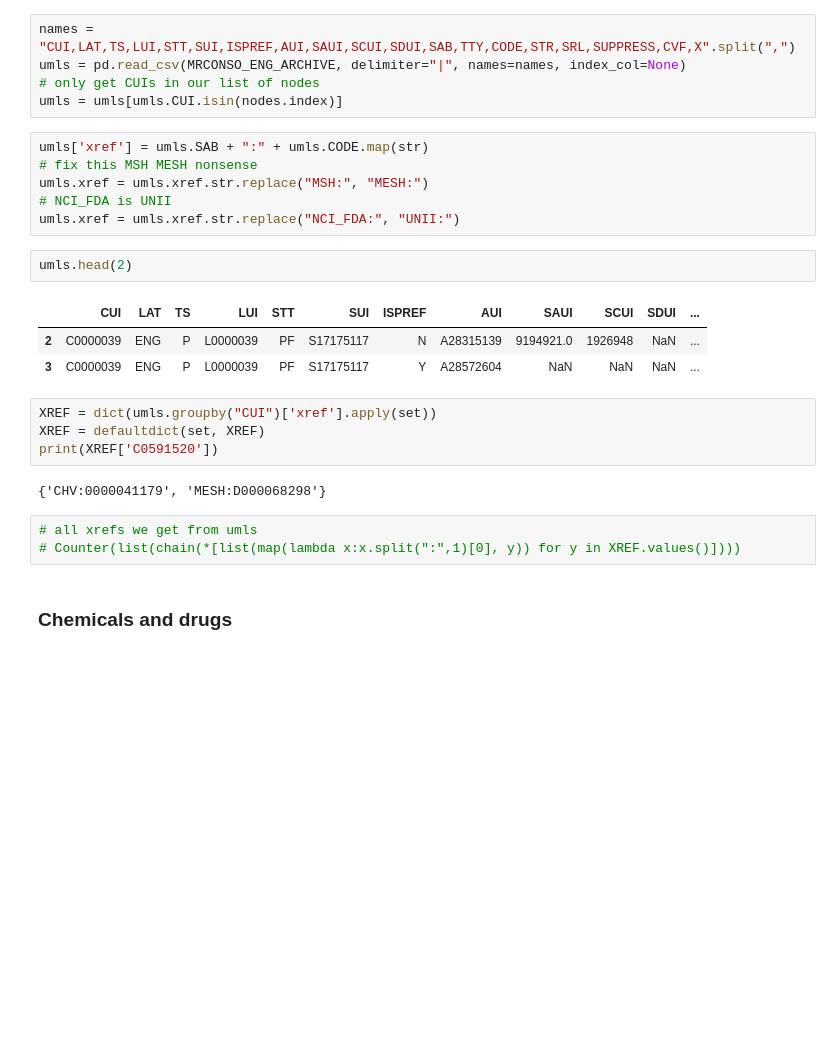
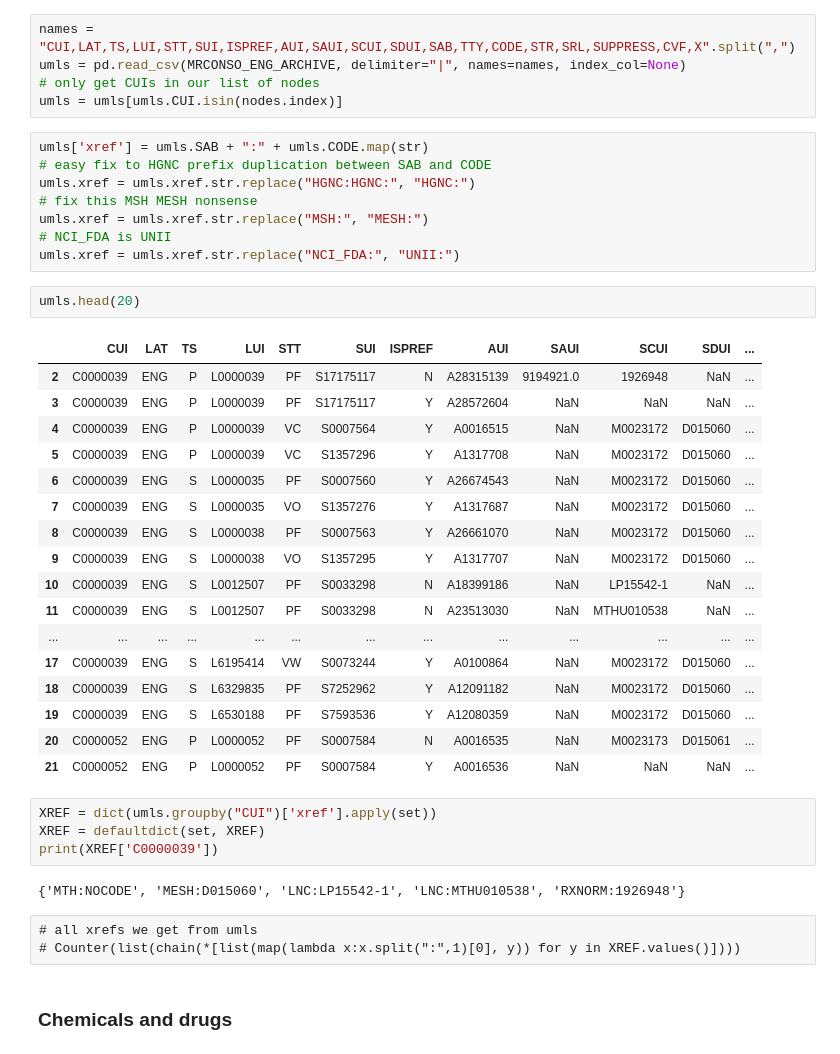
Before and after one commit to NCATS-Tangerine/semmed-biolink, a Jupyter notebook: 05-xrefs.ipynb, the cells around one changed output. Cells and saved outputs as stored; diff of their text form; blank space fills up the shorter version.

```diff
--- a/05-xrefs.ipynb
+++ b/05-xrefs.ipynb
@@ -110,25 +110,41 @@ umls = pd.read_csv(MRCONSO_ENG_ARCHIVE, delimiter="|", names=names, index_col=No
 umls = umls[umls.CUI.isin(nodes.index)]
 # %%
 umls['xref'] = umls.SAB + ":" + umls.CODE.map(str)
+# easy fix to HGNC prefix duplication between SAB and CODE
+umls.xref = umls.xref.str.replace("HGNC:HGNC:", "HGNC:")
 # fix this MSH MESH nonsense
 umls.xref = umls.xref.str.replace("MSH:", "MESH:")
 # NCI_FDA is UNII
 umls.xref = umls.xref.str.replace("NCI_FDA:", "UNII:")
 # %%
-umls.head(2)
+umls.head(20)
 # %% [output]
 |  | CUI | LAT | TS | LUI | STT | SUI | ISPREF | AUI | SAUI | SCUI | SDUI | ... |
 | 2 | C0000039 | ENG | P | L0000039 | PF | S17175117 | N | A28315139 | 9194921.0 | 1926948 | NaN | ... |
 | 3 | C0000039 | ENG | P | L0000039 | PF | S17175117 | Y | A28572604 | NaN | NaN | NaN | ... |
+| 4 | C0000039 | ENG | P | L0000039 | VC | S0007564 | Y | A0016515 | NaN | M0023172 | D015060 | ... |
+| 5 | C0000039 | ENG | P | L0000039 | VC | S1357296 | Y | A1317708 | NaN | M0023172 | D015060 | ... |
+| 6 | C0000039 | ENG | S | L0000035 | PF | S0007560 | Y | A26674543 | NaN | M0023172 | D015060 | ... |
+| 7 | C0000039 | ENG | S | L0000035 | VO | S1357276 | Y | A1317687 | NaN | M0023172 | D015060 | ... |
+| 8 | C0000039 | ENG | S | L0000038 | PF | S0007563 | Y | A26661070 | NaN | M0023172 | D015060 | ... |
+| 9 | C0000039 | ENG | S | L0000038 | VO | S1357295 | Y | A1317707 | NaN | M0023172 | D015060 | ... |
+| 10 | C0000039 | ENG | S | L0012507 | PF | S0033298 | N | A18399186 | NaN | LP15542-1 | NaN | ... |
+| 11 | C0000039 | ENG | S | L0012507 | PF | S0033298 | N | A23513030 | NaN | MTHU010538 | NaN | ... |
+| ... | ... | ... | ... | ... | ... | ... | ... | ... | ... | ... | ... | ... |
+| 17 | C0000039 | ENG | S | L6195414 | VW | S0073244 | Y | A0100864 | NaN | M0023172 | D015060 | ... |
+| 18 | C0000039 | ENG | S | L6329835 | PF | S7252962 | Y | A12091182 | NaN | M0023172 | D015060 | ... |
+| 19 | C0000039 | ENG | S | L6530188 | PF | S7593536 | Y | A12080359 | NaN | M0023172 | D015060 | ... |
+| 20 | C0000052 | ENG | P | L0000052 | PF | S0007584 | N | A0016535 | NaN | M0023173 | D015061 | ... |
+| 21 | C0000052 | ENG | P | L0000052 | PF | S0007584 | Y | A0016536 | NaN | NaN | NaN | ... |
 # %%
 XREF = dict(umls.groupby("CUI")['xref'].apply(set))
 XREF = defaultdict(set, XREF)
-print(XREF['C0591520'])
+print(XREF['C0000039'])
 # %% [output]
-{'CHV:0000041179', 'MESH:D000068298'}
+{'MTH:NOCODE', 'MESH:D015060', 'LNC:LP15542-1', 'LNC:MTHU010538', 'RXNORM:1926948'}
-# %%
-# all xrefs we get from umls
-# Counter(list(chain(*[list(map(lambda x:x.split(":",1)[0], y)) for y in XREF.values()])))
+# %% [raw]
+# all xrefs we get from umls
+# Counter(list(chain(*[list(map(lambda x:x.split(":",1)[0], y)) for y in XREF.values()])))
 # %% [markdown]
 ### Chemicals and drugs
 # %% [raw]
```
Also changed, not shown: parts of 16 cells of this notebook, 5 other files.
